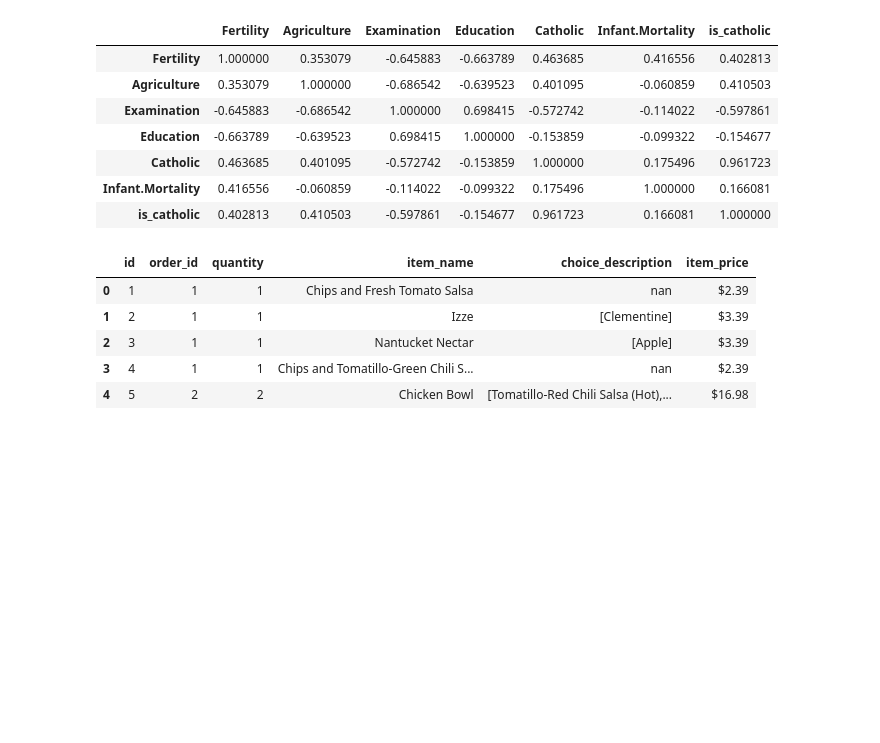
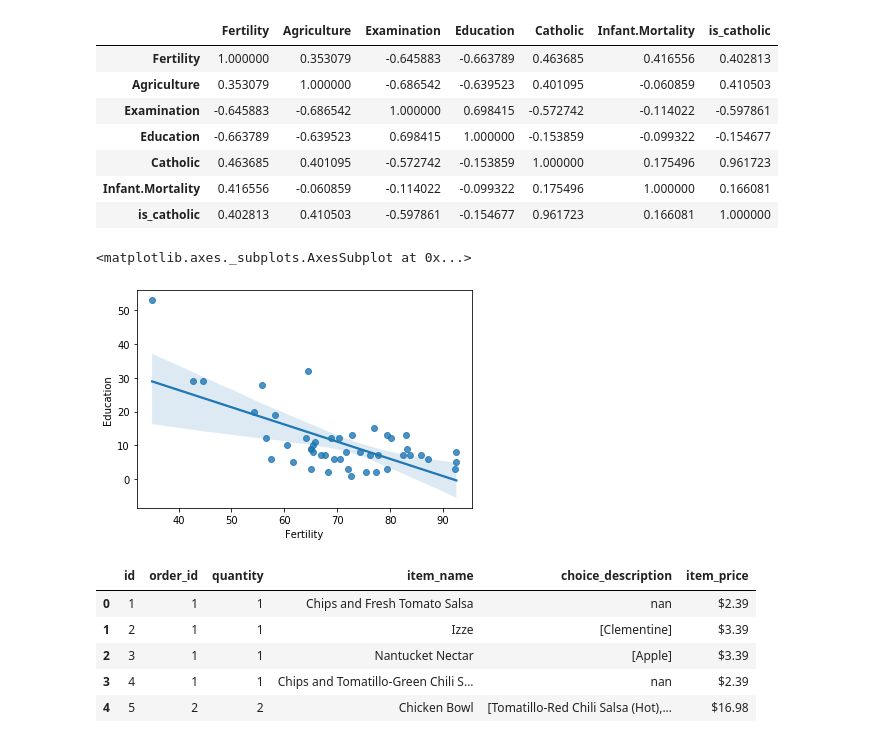
Before and after one commit to datastraine/numpy-pandas-visualization-exercises, a Jupyter notebook: seaborn_exercises.ipynb, the cells around one changed output. Drawn from its saved outputs; the diff is of its cells as text; code cells hidden in the pictures; blank space fills up the shorter version.

```diff
--- a/seaborn_exercises.ipynb
+++ b/seaborn_exercises.ipynb
@@ -181,6 +162,11 @@ swiss.corr()
 | Catholic | 0.463685 | 0.401095 | -0.572742 | -0.153859 | 1.000000 | 0.175496 | 0.961723 |
 | Infant.Mortality | 0.416556 | -0.060859 | -0.114022 | -0.099322 | 0.175496 | 1.000000 | 0.166081 |
 | is_catholic | 0.402813 | 0.410503 | -0.597861 | -0.154677 | 0.961723 | 0.166081 | 1.000000 |
+# %%
+sns.regplot(x='Fertility', y='Education', data=swiss)
+# %% [output]
+<matplotlib.axes._subplots.AxesSubplot at 0x...>
+[figure, added]
 # %%
 # Using the chipotle dataset from the previous exercise,
 from env import host, user, password
```
Also changed, not shown: parts of 5 cells of this notebook.
